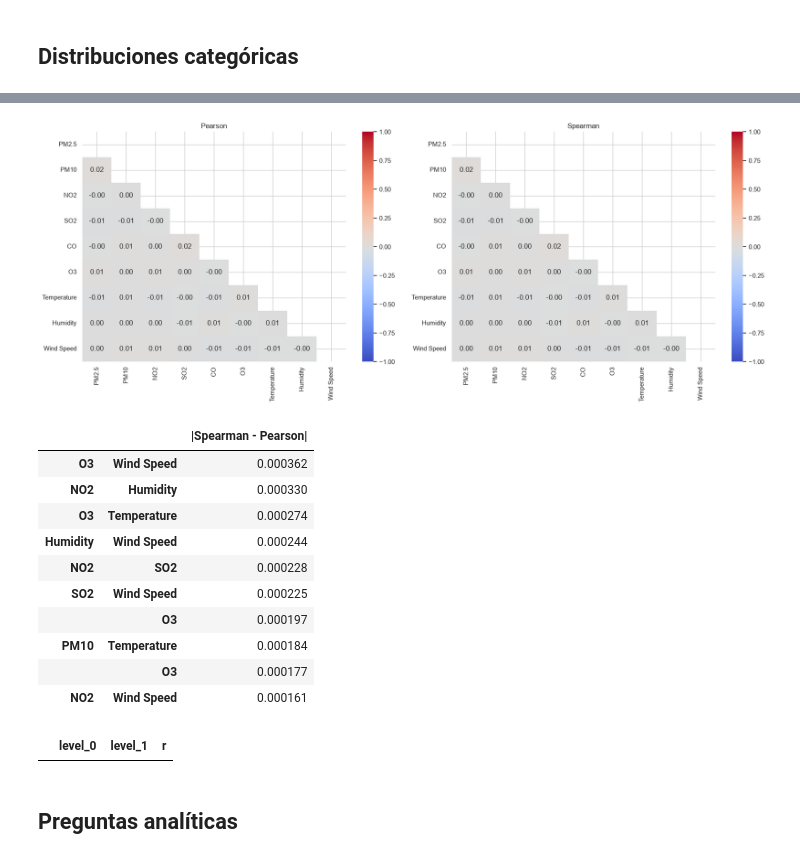
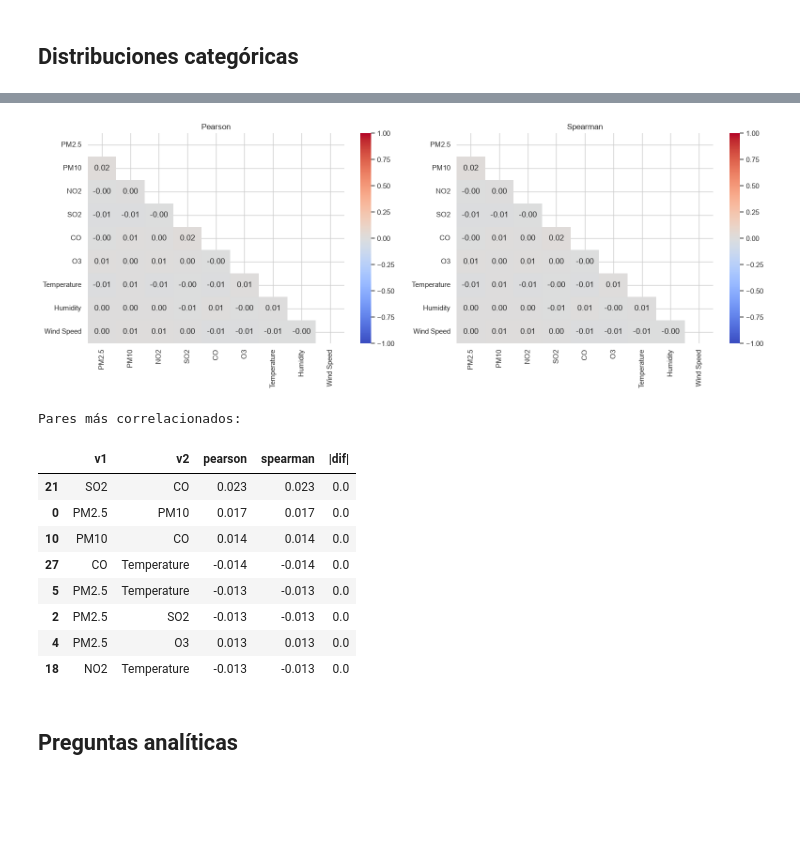
Before and after one commit to FabioGuardado/global-air-quality-pipeline, a Jupyter notebook: notebook.ipynb, the cells around one changed output, grey strips where cells are left out. Cells and saved outputs as stored; diff of their text form; code cells hidden in the pictures; blank space fills up the shorter version.

```diff
--- a/notebook.ipynb
+++ b/notebook.ipynb
@@ -161,10 +206,20 @@ num_cols = [c for c in num_cols if perfil.loc[c, "categoria"] not in ("constante
 # %%
-n = len(num_cols); ncols = 3; nrows = int(np.ceil(n / ncols))
-fig, axes = plt.subplots(nrows, ncols, figsize=(5 * ncols, 3.5 * nrows))
+ncols = 3
+nrows = int(np.ceil(len(num_cols) / ncols))
+fig, axes = plt.subplots(nrows, ncols, figsize=(5 * ncols, 3.2 * nrows))
 axes = np.array(axes).ravel()
 for ax, c in zip(axes, num_cols):
     sns.histplot(df[c].dropna(), kde=True, ax=ax, color="steelblue")
-    ax.set_title(f"{c}\nskew={df[c].skew():.2f} | kurt={df[c].kurt():.2f}")
-for ax in axes[n:]: ax.axis("off")
+    ax.set_title(c)
+for ax in axes[len(num_cols):]:
+    ax.axis("off")
 plt.tight_layout(); plt.show()
+
+forma = pd.DataFrame({
+    "skew": df[num_cols].skew(),
+    "kurtosis": df[num_cols].kurt(),
+    "p_normalidad": [stats.normaltest(df[c].dropna()).pvalue for c in num_cols],
+}).round(4)
+forma["normal (p>0.05)"] = forma["p_normalidad"] > 0.05
+display(forma)
 # %% [output]
@@ -174,5 +236,0 @@ plt.tight_layout(); plt.show()
-# %%
-fig, axes = plt.subplots(nrows, ncols, figsize=(5 * ncols, 3 * nrows))
-for ax, c in zip(np.array(axes).ravel(), num_cols):
-    sns.boxplot(x=df[c], ax=ax, color="lightcoral")
-plt.tight_layout(); plt.show()
@@ -245,38 +254,32 @@ Name: count, dtype: int64
 # %%
 corr_p = df[num_cols].corr(method="pearson")
 corr_s = df[num_cols].corr(method="spearman")
 
-fig, axes = plt.subplots(1, 2, figsize=(18, 7))
 mask = np.triu(np.ones_like(corr_p, dtype=bool))
+fig, axes = plt.subplots(1, 2, figsize=(16, 6))
 for ax, m, t in zip(axes, [corr_p, corr_s], ["Pearson", "Spearman"]):
     sns.heatmap(m, mask=mask, annot=True, fmt=".2f", cmap="coolwarm",
                 center=0, vmin=-1, vmax=1, ax=ax)
     ax.set_title(t)
 plt.tight_layout(); plt.show()
 
-# Pares donde difieren mucho
-dif = (corr_s - corr_p).abs()
-pares = (dif.where(np.triu(np.ones(dif.shape), k=1).astype(bool))
-            .stack().sort_values(ascending=False).head(10))
-display(pares.to_frame("|Spearman - Pearson|"))
-
-# Pares más correlacionados
-fuertes = (corr_p.where(np.triu(np.ones(corr_p.shape), k=1).astype(bool))
-                 .stack().rename("r").reset_index())
-display(fuertes[fuertes["r"].abs() > 0.7].sort_values("r", key=abs, ascending=False))
+pares = pd.DataFrame([{"v1": a, "v2": b, "pearson": corr_p.loc[a, b], "spearman": corr_s.loc[a, b]}
+                      for a, b in combinations(num_cols, 2)])
+pares["|dif|"] = (pares["spearman"] - pares["pearson"]).abs()
+pares = pares.sort_values("pearson", key=abs, ascending=False).round(3)
+print("Pares más correlacionados:")
+display(pares.head(8))
 # %% [output]
-[figure, old version]
+[figure, new version]
+Pares más correlacionados:
-|  |  | |Spearman - Pearson| |
-| O3 | Wind Speed | 0.000362 |
-| NO2 | Humidity | 0.000330 |
-| O3 | Temperature | 0.000274 |
-| Humidity | Wind Speed | 0.000244 |
-| NO2 | SO2 | 0.000228 |
-| SO2 | Wind Speed | 0.000225 |
-|  | O3 | 0.000197 |
-| PM10 | Temperature | 0.000184 |
-|  | O3 | 0.000177 |
-| NO2 | Wind Speed | 0.000161 |
+|  | v1 | v2 | pearson | spearman | |dif| |
+| 21 | SO2 | CO | 0.023 | 0.023 | 0.0 |
+| 0 | PM2.5 | PM10 | 0.017 | 0.017 | 0.0 |
+| 10 | PM10 | CO | 0.014 | 0.014 | 0.0 |
+| 27 | CO | Temperature | -0.014 | -0.014 | 0.0 |
+| 5 | PM2.5 | Temperature | -0.013 | -0.013 | 0.0 |
+| 2 | PM2.5 | SO2 | -0.013 | -0.013 | 0.0 |
+| 4 | PM2.5 | O3 | 0.013 | 0.013 | 0.0 |
+| 18 | NO2 | Temperature | -0.013 | -0.013 | 0.0 |
-|  | level_0 | level_1 | r |
 # %% [markdown]
 ## Preguntas analíticas
```
Also changed, not shown: parts of 105 cells of this notebook, 2 other files.
